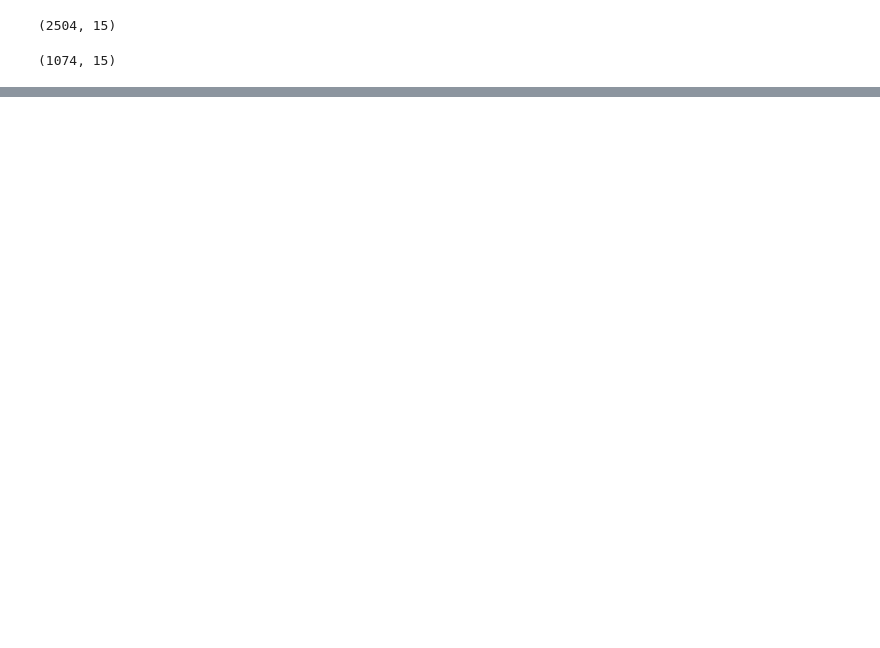
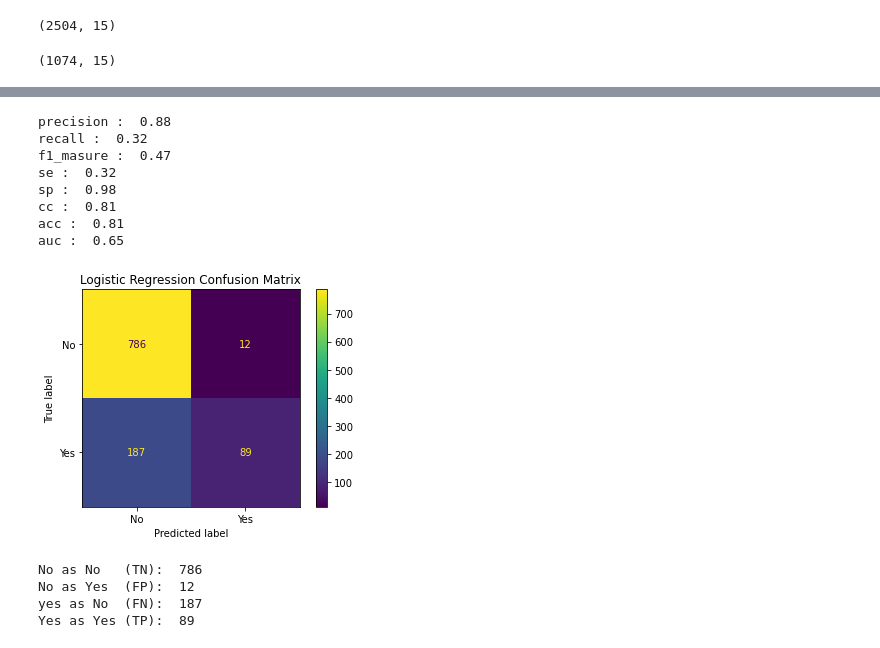
Before and after one commit to MonaemKhan/Mechine-Learning-Practice, a Jupyter notebook: Project Jupeter Notebook/Pregnency Pragtice/work/New Implement Block Diagram.ipynb, the cells around one changed output, grey strips where cells are left out. Saved outputs shown, nothing was run; the diff lists cells and outputs as text; code cells hidden in the pictures; blank space fills up the shorter version.

```diff
--- a/Project Jupeter Notebook/Pregnency Pragtice/work/New Implement Block Diagram.ipynb
+++ b/Project Jupeter Notebook/Pregnency Pragtice/work/New Implement Block Diagram.ipynb
@@ -112,0 +254,58 @@ model(MultinomialNB(),7)
+# %%
+clf = LogisticRegression().fit(x_train,y_train)
+Los_pred = clf.predict(x_test)
+tn, fp, fn, tp = confusion_matrix(y_test,Los_pred).ravel()
+
+precision = round((tp/(tp+fp)),2)
+recall = round((tp/(tp+fn)),2)
+f1_masure = round((2*precision*recall)/(precision+recall),2)
+se = round((tp/(tp+fn)),2)
+sp = round((tn/(tn+fp)),2)
+cc = round(((tp+tn)/(tp+tn+fp+fn)),2)
+acc = round(((tp+tn)/len(x_test)),2)
+auc_ = round((roc_auc_score(y_test,Los_pred)),2)
+
+print("precision : ",precision)
+print("recall : ",recall)
+print("f1_masure : ",f1_masure)
+print("se : ",se)
+print("sp : ",sp)
+print("cc : ",cc)
+print("acc : ",acc)
+print("auc : ",auc_)
+
+
+result.append({
+    'Classifier': 'Logistic Regression',
+    'Precision': precision,
+    'Recall':recall,
+    'F1-Measure':f1_masure,
+    'Se':se,
+    'Sp':sp,
+    'CC':cc,
+    'Accuracy':acc,
+    'AUC':auc_
+})
+
+ConfusionMatrixDisplay.from_predictions(y_test,Los_pred,display_labels=['No','Yes'])
+plt.title('Logistic Regression Confusion Matrix')
+# plt.savefig('./con_mat/Los_confusion_matrix.jpg')
+plt.show()
+print('No as No   (TN): ',tn)
+print('No as Yes  (FP): ',fp)
+print('yes as No  (FN): ',fn)
+print('Yes as Yes (TP): ',tp)
+# %% [output]
+precision :  0.88
+recall :  0.32
+f1_masure :  0.47
+se :  0.32
+sp :  0.98
+cc :  0.81
+acc :  0.81
+auc :  0.65
+[figure, added]
+No as No   (TN):  786
+No as Yes  (FP):  12
+yes as No  (FN):  187
+Yes as Yes (TP):  89
```
Also changed, not shown: parts of 22 cells of this notebook, 10 other files.
